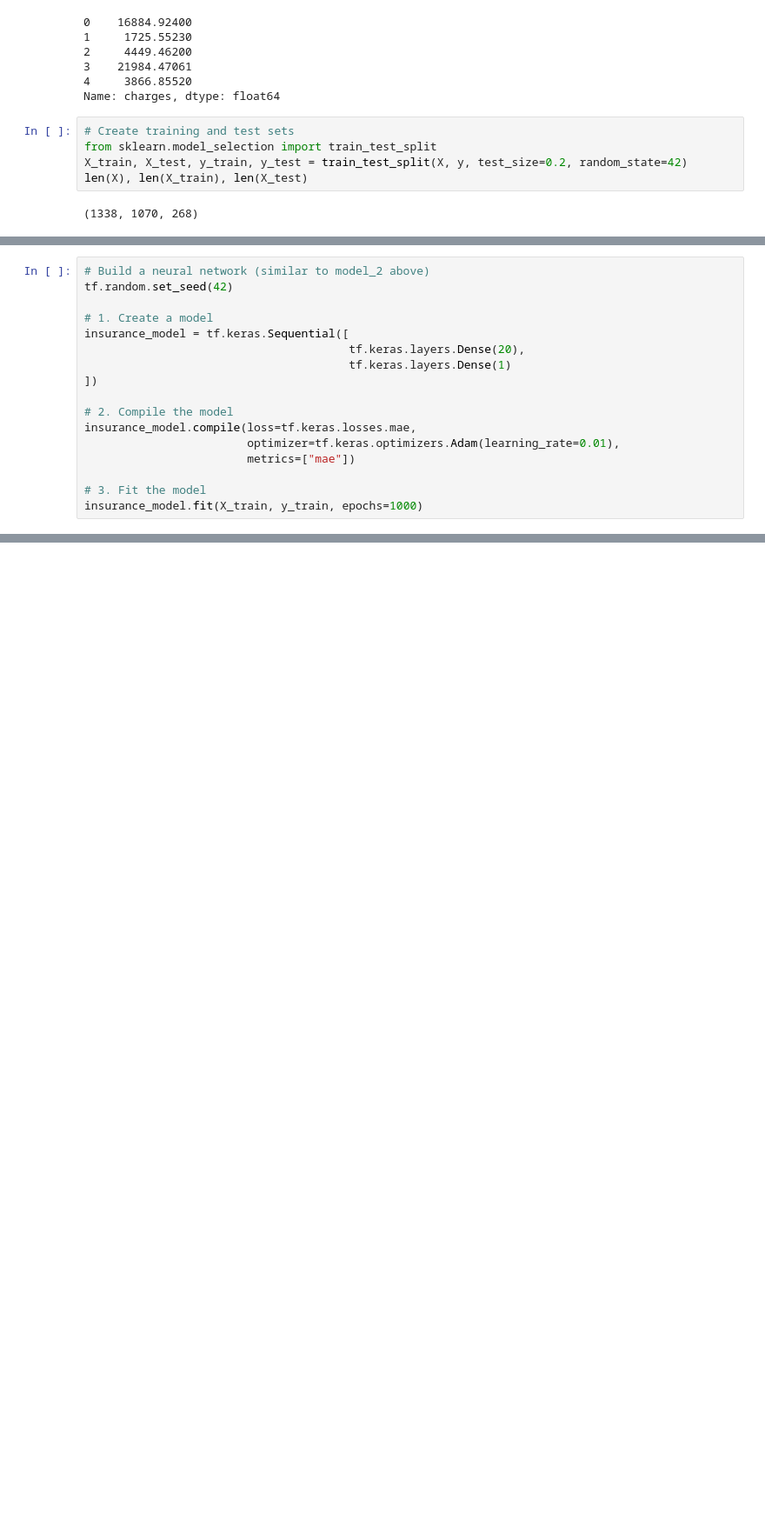
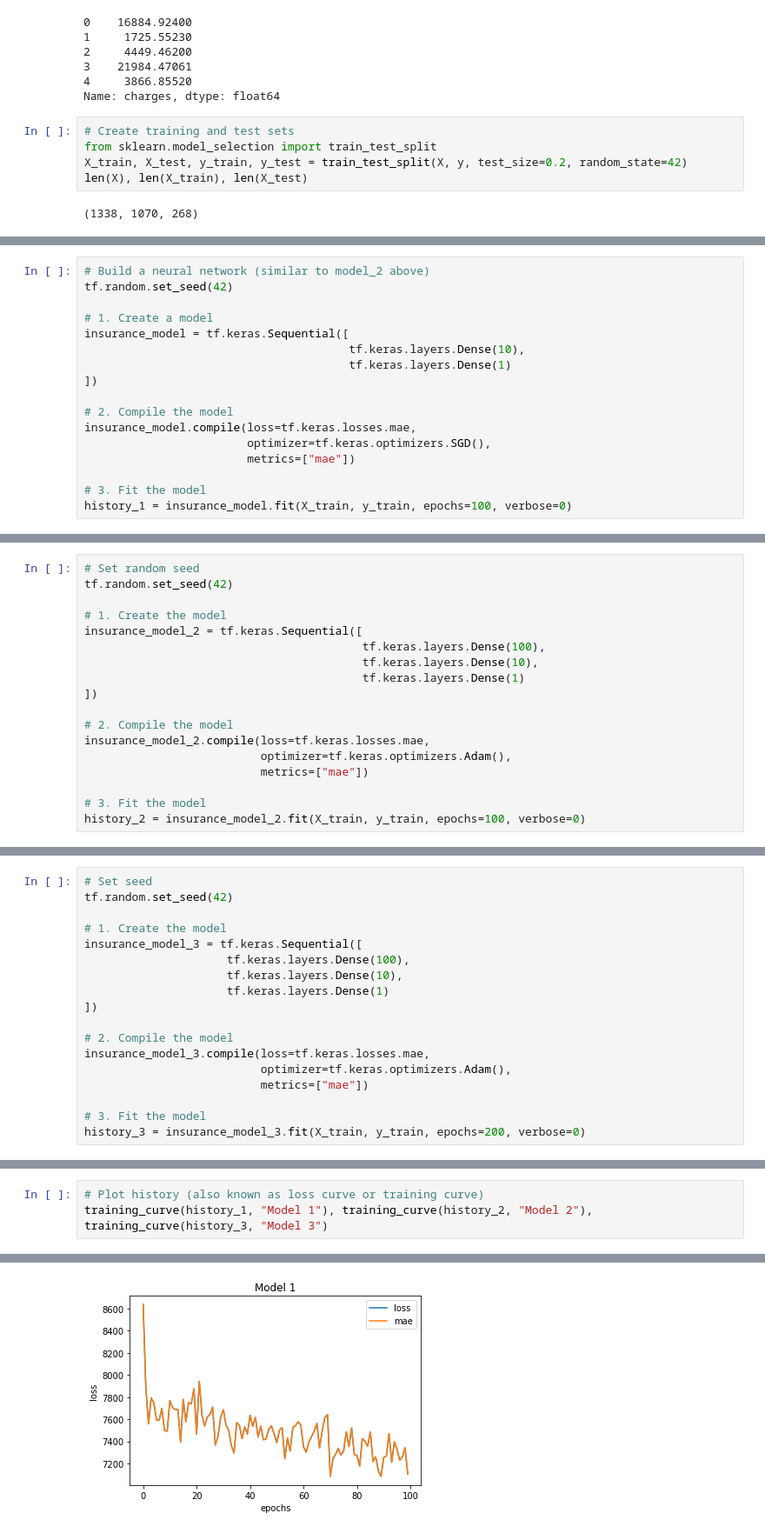
Before and after one commit to gwalshe73/TFDevCert2021, a Jupyter notebook: 01_neural_network_regression_with_tensorflow_video.ipynb, the cells around one changed output, grey strips where cells are left out. Shown: that part at 87% size. Drawn from its saved outputs; the diff is of its cells as text; blank space fills up the shorter version.

```diff
--- a/01_neural_network_regression_with_tensorflow_video.ipynb
+++ b/01_neural_network_regression_with_tensorflow_video.ipynb
@@ -904,14 +911,14 @@ tf.random.set_seed(42)
 
 # 1. Create a model
 insurance_model = tf.keras.Sequential([
-                                       tf.keras.layers.Dense(20),
+                                       tf.keras.layers.Dense(10),
                                        tf.keras.layers.Dense(1)
 ])
 
 # 2. Compile the model
 insurance_model.compile(loss=tf.keras.losses.mae,
-                        optimizer=tf.keras.optimizers.Adam(learning_rate=0.01),
+                        optimizer=tf.keras.optimizers.SGD(),
                         metrics=["mae"])
 
 # 3. Fit the model
-insurance_model.fit(X_train, y_train, epochs=1000)
+history_1 = insurance_model.fit(X_train, y_train, epochs=100, verbose=0)
@@ -942,0 +943,18 @@ insurance_model.evaluate(X_test, y_test)
+# %%
+# Set random seed
+tf.random.set_seed(42)
+
+# 1. Create the model
+insurance_model_2 = tf.keras.Sequential([
+                                         tf.keras.layers.Dense(100),
+                                         tf.keras.layers.Dense(10),
+                                         tf.keras.layers.Dense(1)
+])
+
+# 2. Compile the model
+insurance_model_2.compile(loss=tf.keras.losses.mae,
+                          optimizer=tf.keras.optimizers.Adam(),
+                          metrics=["mae"])
+
+# 3. Fit the model
+history_2 = insurance_model_2.fit(X_train, y_train, epochs=100, verbose=0)
@@ -942,0 +969,18 @@ insurance_model.evaluate(X_test, y_test)
+# %%
+# Set seed
+tf.random.set_seed(42)
+
+# 1. Create the model
+insurance_model_3 = tf.keras.Sequential([
+                     tf.keras.layers.Dense(100),
+                     tf.keras.layers.Dense(10),
+                     tf.keras.layers.Dense(1)
+])
+
+# 2. Compile the model
+insurance_model_3.compile(loss=tf.keras.losses.mae,
+                          optimizer=tf.keras.optimizers.Adam(),
+                          metrics=["mae"])
+
+# 3. Fit the model
+history_3 = insurance_model_3.fit(X_train, y_train, epochs=200, verbose=0)
@@ -942,0 +992,4 @@ insurance_model.evaluate(X_test, y_test)
+# %%
+# Plot history (also known as loss curve or training curve)
+training_curve(history_1, "Model 1"), training_curve(history_2, "Model 2"), training_curve(history_3, "Model 3")
+# %% [output]
@@ -942,0 +997 @@ insurance_model.evaluate(X_test, y_test)
+[figure, added]
```
Also changed, not shown: parts of 36 cells of this notebook.
